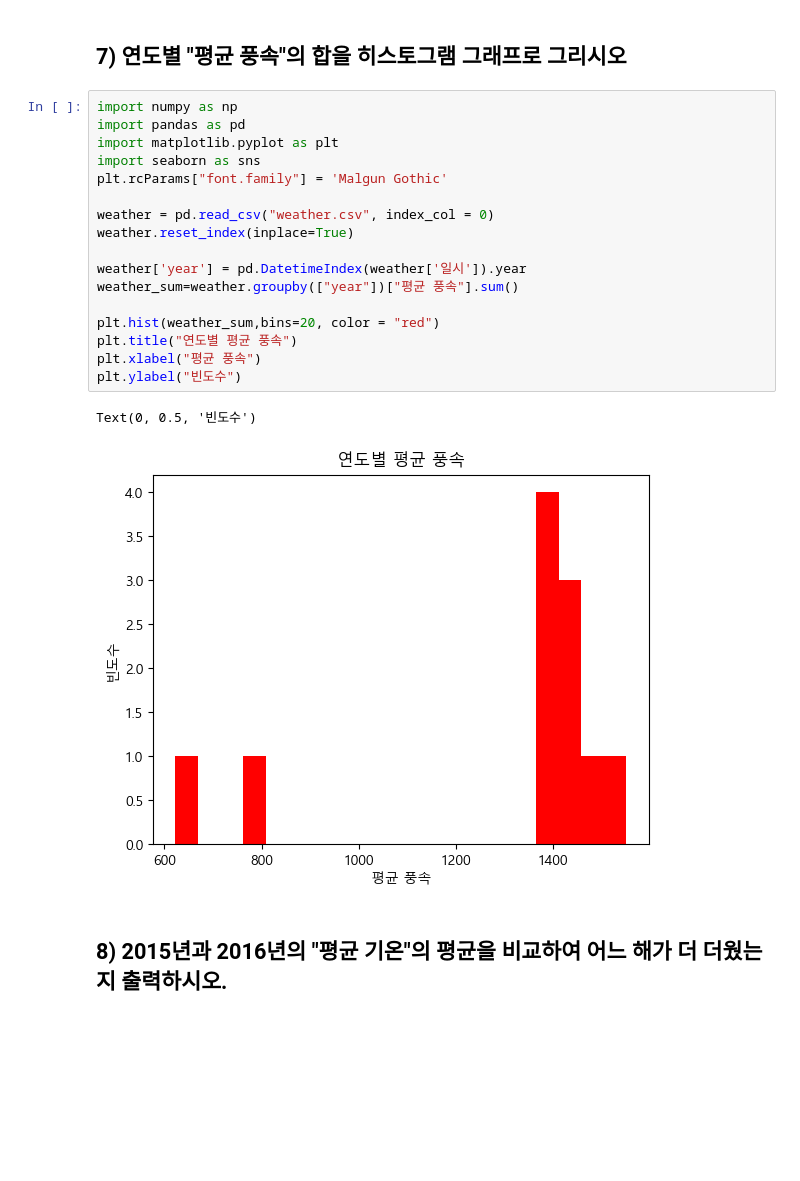
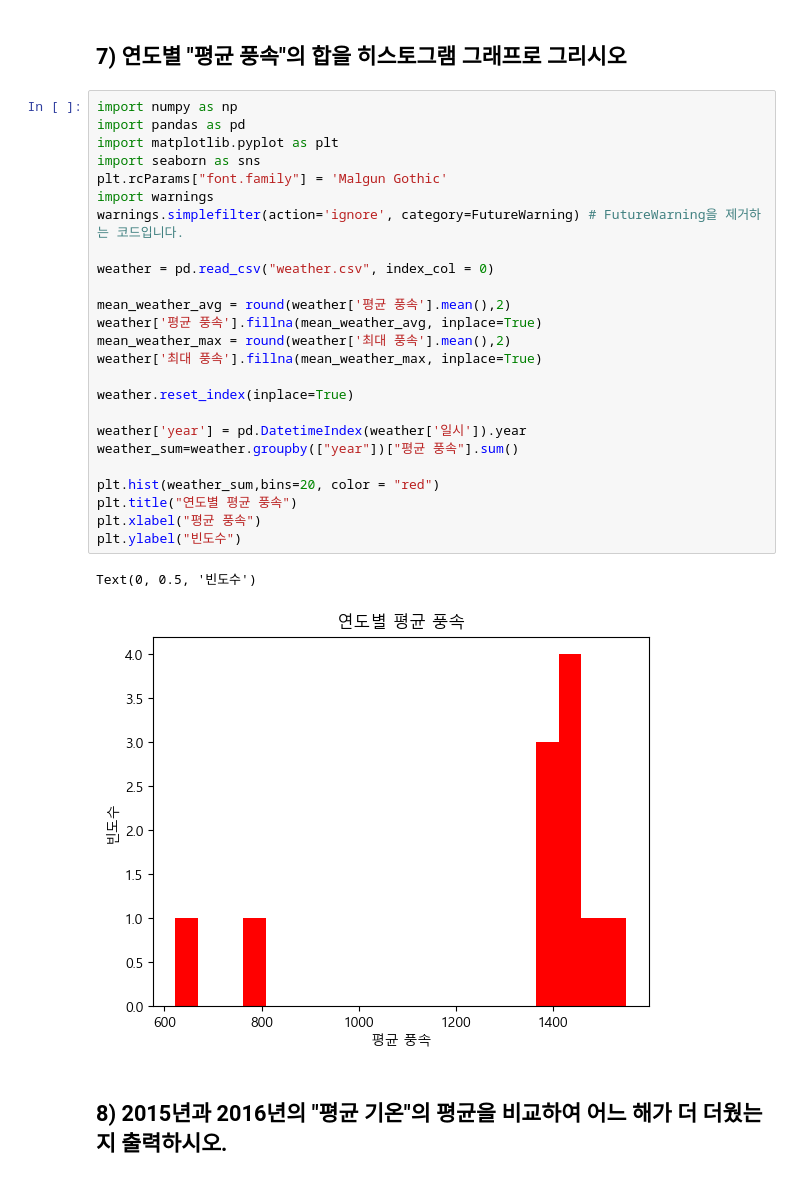
Before and after one commit to bindoong01/python_basic_2, a Jupyter notebook: time_series_class_5_8.ipynb, the cells around one changed output. Drawn from its saved outputs; the diff is of its cells as text; blank space fills up the shorter version.

```diff
--- a/time_series_class_5_8.ipynb
+++ b/time_series_class_5_8.ipynb
@@ -381,23 +446,31 @@ plt.show()
 # %%
 import numpy as np
 import pandas as pd
 import matplotlib.pyplot as plt
 import seaborn as sns
 plt.rcParams["font.family"] = 'Malgun Gothic'
+import warnings
+warnings.simplefilter(action='ignore', category=FutureWarning) # FutureWarning을 제거하는 코드입니다.
 
 weather = pd.read_csv("weather.csv", index_col = 0)
+
+mean_weather_avg = round(weather['평균 풍속'].mean(),2)
+weather['평균 풍속'].fillna(mean_weather_avg, inplace=True)
+mean_weather_max = round(weather['최대 풍속'].mean(),2)
+weather['최대 풍속'].fillna(mean_weather_max, inplace=True)
+
 weather.reset_index(inplace=True)
 
 weather['year'] = pd.DatetimeIndex(weather['일시']).year
 weather_sum=weather.groupby(["year"])["평균 풍속"].sum()
 
 plt.hist(weather_sum,bins=20, color = "red")
 plt.title("연도별 평균 풍속")
 plt.xlabel("평균 풍속")
 plt.ylabel("빈도수")
 # %% [output]
 Text(0, 0.5, '빈도수')
-[figure, old version]
+[figure, new version]
 # %% [markdown]
 ## 8) 2015년과 2016년의 "평균 기온"의 평균을 비교하여 어느 해가 더 더웠는지 출력하시오.
 # %%
```
Also changed, not shown: parts of 14 cells of this notebook, 2 other files.
